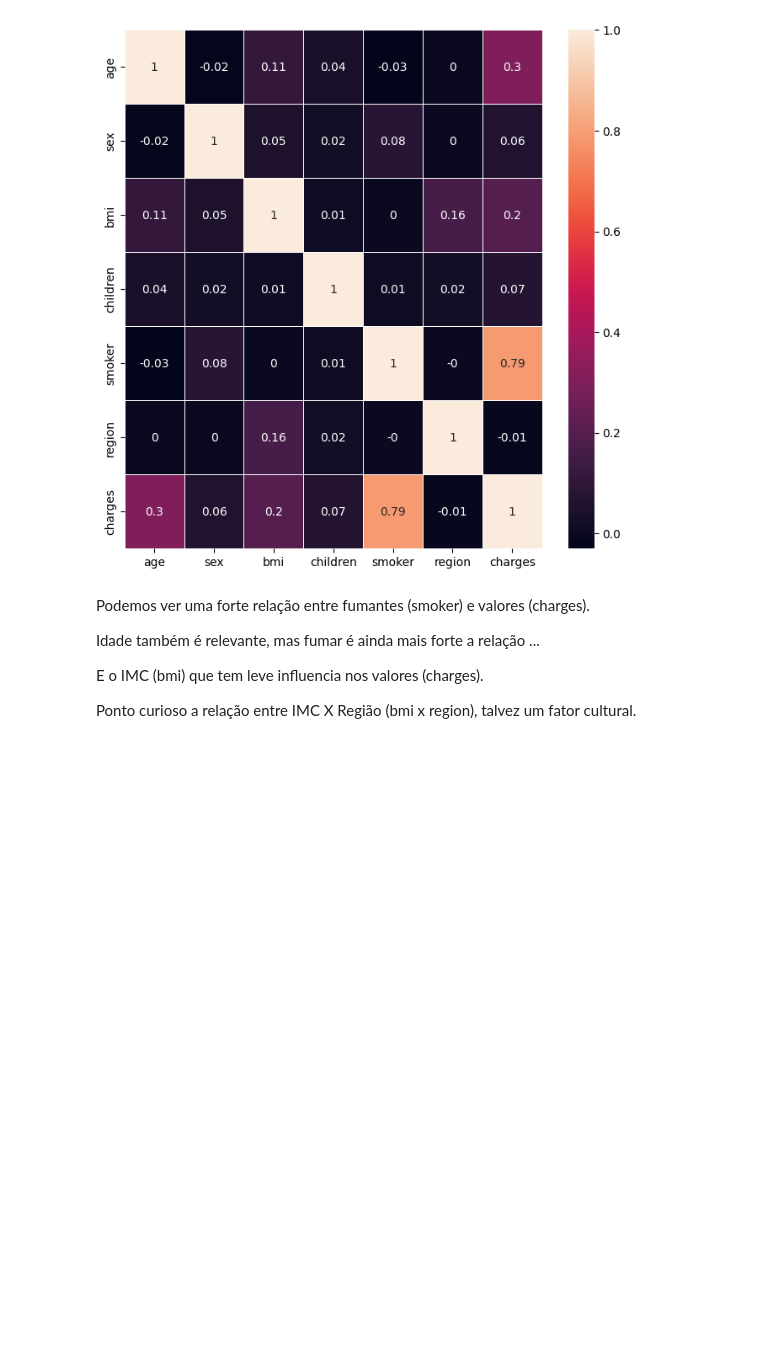
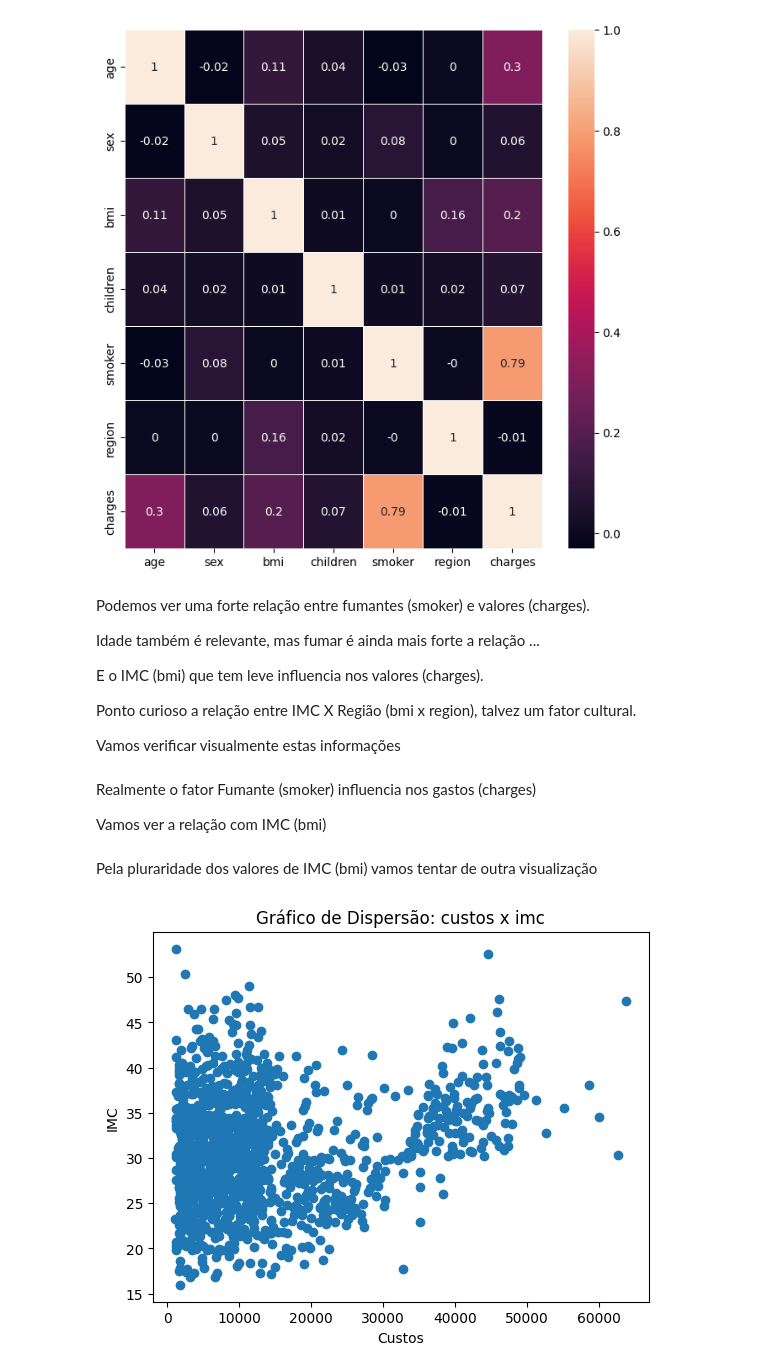
Before and after one commit to McgregoryPinto/POS-FIAP, a Jupyter notebook: tech_chalange.ipynb, the cells around one changed output. Drawn from its saved outputs; the diff is of its cells as text; code cells hidden in the pictures; blank space fills up the shorter version.

```diff
--- a/tech_chalange.ipynb
+++ b/tech_chalange.ipynb
@@ -92,11 +106,14 @@ Para este passo vamos usar o label_encoder
 # %%
+
+
+# colunas com dados string
 colunas=['sex','smoker','region']
 
-
+# usamos o label_enconder para transformar os padrões strings em padrões numéricos
 label_encoder = LabelEncoder()
 for col in colunas:
-    dados[col] = label_encoder.fit_transform(dados[col])
-dados.head()
+    dados_num[col] = label_encoder.fit_transform(dados_num[col])
+dados_num.head()
 # %% [output]
 |  | age | sex | bmi | children | smoker | region | charges |
 | 0 | 19 | 0 | 27.900 | 0 | 1 | 3 | 16884.92400 |
@@ -123,3 +140,5 @@ Idade também é relevante, mas fumar é ainda mais forte a relação ...
 E o IMC (bmi) que tem leve influencia nos valores (charges).
 
 Ponto curioso a relação entre IMC X Região (bmi x region), talvez um fator cultural.
+
+Vamos verificar visualmente estas informações
@@ -125,0 +148,4 @@ Ponto curioso a relação entre IMC X Região (bmi x region), talvez um fator cu
+# %% [markdown]
+Realmente o fator Fumante (smoker) influencia nos gastos (charges)
+
+Vamos ver a relação com IMC (bmi)
@@ -125,0 +155,10 @@ Ponto curioso a relação entre IMC X Região (bmi x region), talvez um fator cu
+# %% [markdown]
+Pela pluraridade dos valores de IMC (bmi) vamos tentar de outra visualização
+# %%
+plt.scatter(dados['charges'],dados['bmi'])
+plt.xlabel('Custos')
+plt.ylabel('IMC')
+plt.title('Gráfico de Dispersão: custos x imc')
+plt.show()
+# %% [output]
+[figure, added]
```
Also changed, not shown: parts of 14 cells of this notebook, 1 other file.
